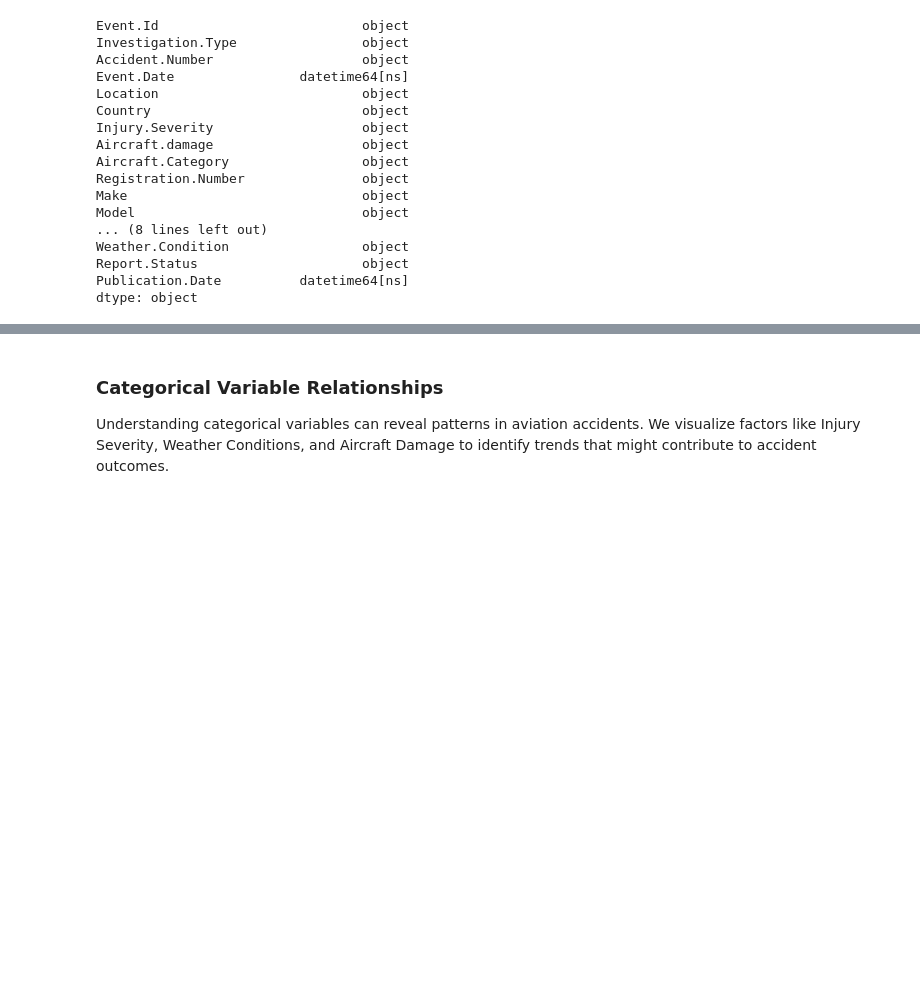
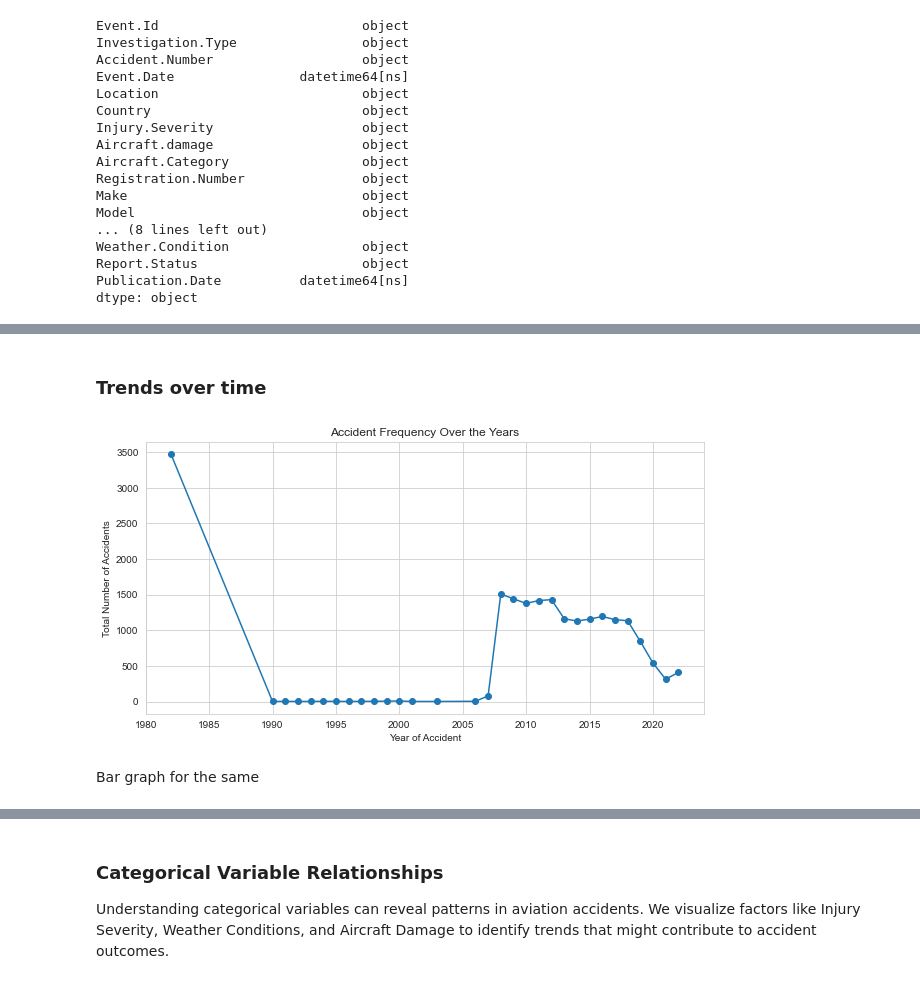
Before and after one commit to Uxer-Janine/End-Of-Phase-1-Project, a Jupyter notebook: Aviation Safety Analysis.ipynb, the cells around one changed output, grey strips where cells are left out. Saved outputs shown, nothing was run; the diff lists cells and outputs as text; code cells hidden in the pictures; blank space fills up the shorter version.

```diff
--- a/Aviation Safety Analysis.ipynb
+++ b/Aviation Safety Analysis.ipynb
@@ -482,0 +467,23 @@ plt.show()
+# %% [markdown]
+### Trends over time
+# %%
+# Create new columns for the year the accident occured
+df1_copy['year_of_accident'] = df1_copy['Event.Date'].dt.year
+
+# Count the number of accidents per year
+accidents_per_year = df1_copy['year_of_accident'].value_counts().sort_index()
+
+# Plot the trend
+plt.figure(figsize=(10, 5))
+accidents_per_year.plot(kind='line', marker='o', linestyle='-')
+
+# Labels and title
+plt.xlabel('Year of Accident')
+plt.ylabel('Total Number of Accidents')
+plt.title('Accident Frequency Over the Years')
+plt.grid(True)
+plt.show()
+# %% [output]
+[figure, added]
+# %% [markdown]
+Bar graph for the same
```
Also changed, not shown: parts of 59 cells of this notebook.
